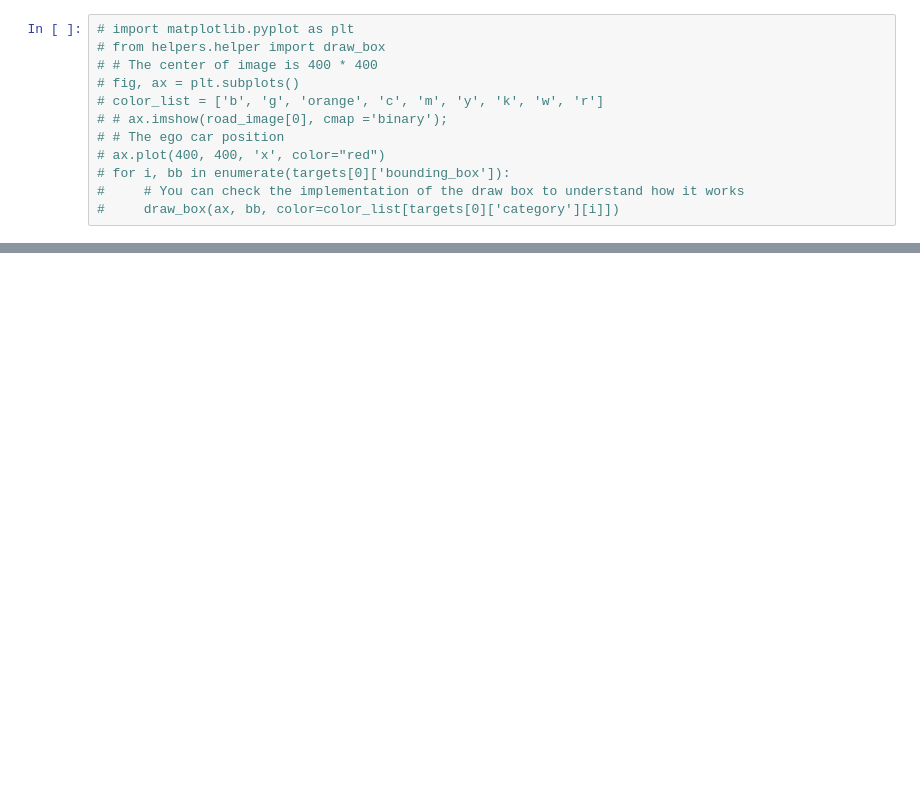
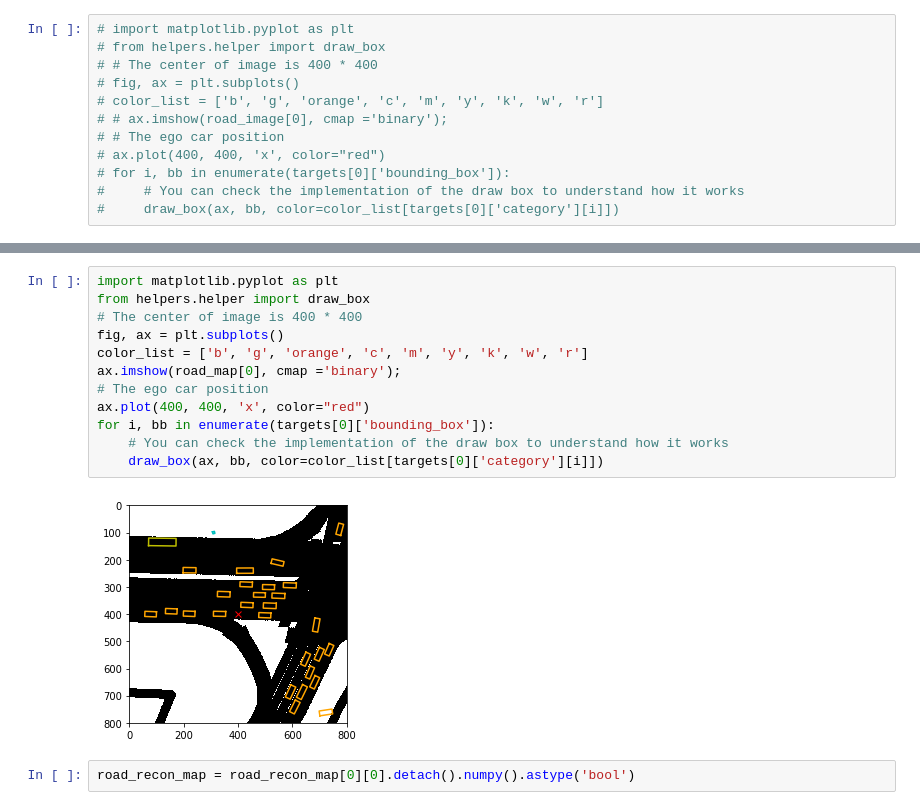
Before and after one commit to css459/dl-final-project, a Jupyter notebook: notebooks/resvar-infer.ipynb, the cells around one changed output, grey strips where cells are left out. Saved outputs shown, nothing was run; the diff lists cells and outputs as text; blank space fills up the shorter version.

```diff
--- a/notebooks/resvar-infer.ipynb
+++ b/notebooks/resvar-infer.ipynb
@@ -86,0 +122,16 @@ osn(objs_map, convert_bounding_box_targets(targets))
+# %%
+import matplotlib.pyplot as plt
+from helpers.helper import draw_box
+# The center of image is 400 * 400
+fig, ax = plt.subplots()
+color_list = ['b', 'g', 'orange', 'c', 'm', 'y', 'k', 'w', 'r']
+ax.imshow(road_map[0], cmap ='binary');
+# The ego car position
+ax.plot(400, 400, 'x', color="red")
+for i, bb in enumerate(targets[0]['bounding_box']):
+    # You can check the implementation of the draw box to understand how it works
+    draw_box(ax, bb, color=color_list[targets[0]['category'][i]])
+# %% [output]
+[figure, added]
+# %%
+road_recon_map = road_recon_map[0][0].detach().numpy().astype('bool')
```
Also changed, not shown: parts of 14 cells of this notebook, 6 other files.
